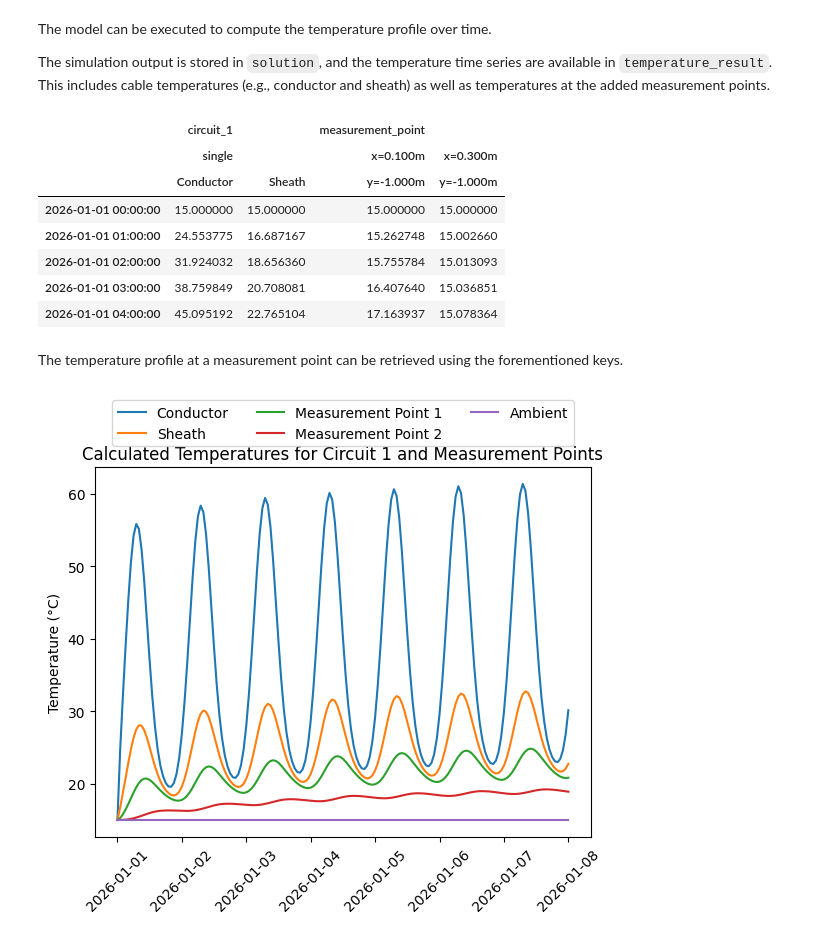
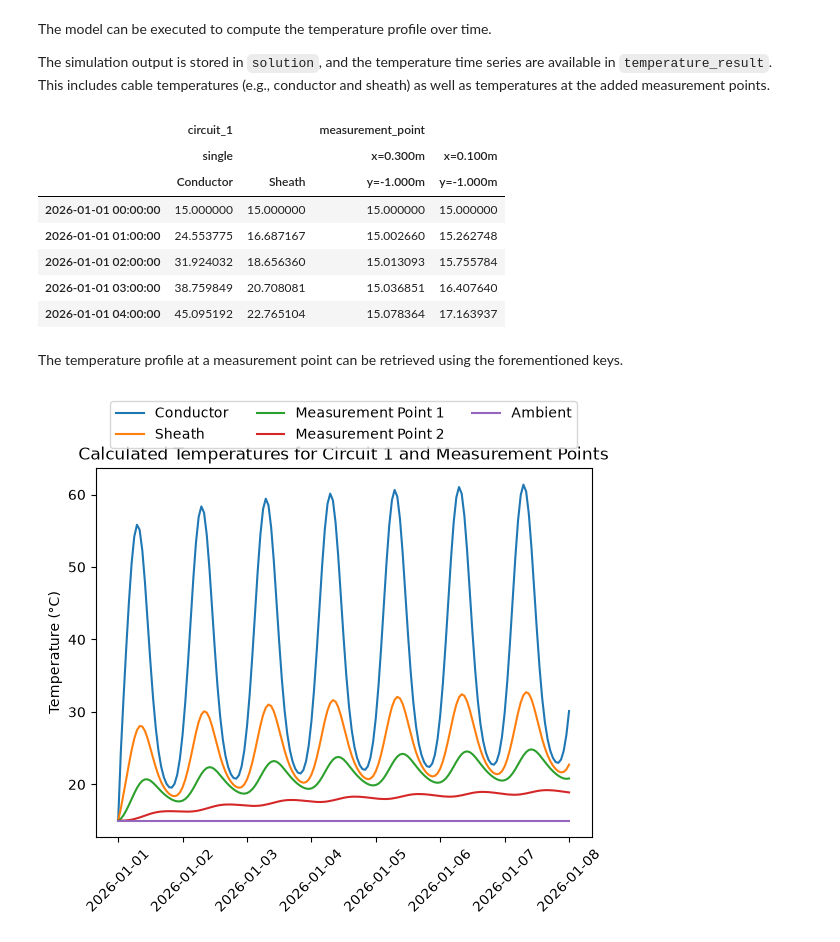
Before and after one commit to alliander-opensource/cable-thermal-model, a Jupyter notebook: docs/examples/measurement_points.ipynb, the cells around one changed output. Drawn from its saved outputs; the diff is of its cells as text; code cells hidden in the pictures.

Commit message:
docs: update documentation after changing membership of scenario
Signed-off-by: Harten-Antuma, Niels van <niels.van.harten-antuma@tennet.eu>

```diff
--- a/docs/examples/measurement_points.ipynb
+++ b/docs/examples/measurement_points.ipynb
@@ -72,50 +72,50 @@ The model can be executed to compute the temperature profile over time.
 The simulation output is stored in `solution`, and the temperature time series are available in `temperature_result`.
 This includes cable temperatures (e.g., conductor and sheath) as well as temperatures at the added measurement points.
 # %%
-model = ModelFactory.create_model(static_env=static_env, scenario=scenario)
+model = ModelFactory.create_model(static_env=static_env)
 
-solution = model.run()
+solution = model.run(scenario=scenario)
 temperature_result = solution.result
 
 temperature_result.head()
 # %% [output]
 |  | circuit_1 |  | measurement_point |  |
-|  | single |  | x=0.100m | x=0.300m |
+|  | single |  | x=0.300m | x=0.100m |
 |  | Conductor | Sheath | y=-1.000m | y=-1.000m |
 | 2026-01-01 00:00:00 | 15.000000 | 15.000000 | 15.000000 | 15.000000 |
-| 2026-01-01 01:00:00 | 24.553775 | 16.687167 | 15.262748 | 15.002660 |
-| 2026-01-01 02:00:00 | 31.924032 | 18.656360 | 15.755784 | 15.013093 |
-| 2026-01-01 03:00:00 | 38.759849 | 20.708081 | 16.407640 | 15.036851 |
-| 2026-01-01 04:00:00 | 45.095192 | 22.765104 | 17.163937 | 15.078364 |
+| 2026-01-01 01:00:00 | 24.553775 | 16.687167 | 15.002660 | 15.262748 |
+| 2026-01-01 02:00:00 | 31.924032 | 18.656360 | 15.013093 | 15.755784 |
+| 2026-01-01 03:00:00 | 38.759849 | 20.708081 | 15.036851 | 16.407640 |
+| 2026-01-01 04:00:00 | 45.095192 | 22.765104 | 15.078364 | 17.163937 |
 # %% [markdown]
 The temperature profile at a measurement point can be retrieved using the forementioned keys.
 # %%
 import matplotlib.pyplot as plt
 
 # Plot the measurement points together with conductor and sheath temperatures.
 x = temperature_result.index
 series = [
     temperature_result["circuit_1"][CablePosition.Single][CableLayer.Conductor],
     temperature_result["circuit_1"][CablePosition.Single][CableLayer.Sheath],
     temperature_result[measurement_point_key1],
     temperature_result[measurement_point_key2],
-    model.scenario["ambient_temperature"],
+    scenario["ambient_temperature"],
 ]
 labels = [
     "Conductor",
     "Sheath",
     "Measurement Point 1",
     "Measurement Point 2",
     "Ambient",
 ]
 
 for y, label in zip(series, labels, strict=True):
     plt.plot(x, y, label=label)
 
 plt.ylabel("Temperature (°C)")
 plt.title("Calculated Temperatures for Circuit 1 and Measurement Points")
 plt.legend(loc="upper center", bbox_to_anchor=(0.5, 1.2), ncol=3)
 plt.xticks(rotation=45)
 plt.show()
 # %% [output]
-[figure, old version]
+[figure, new version]
```
Also changed, not shown: 4 other files.
